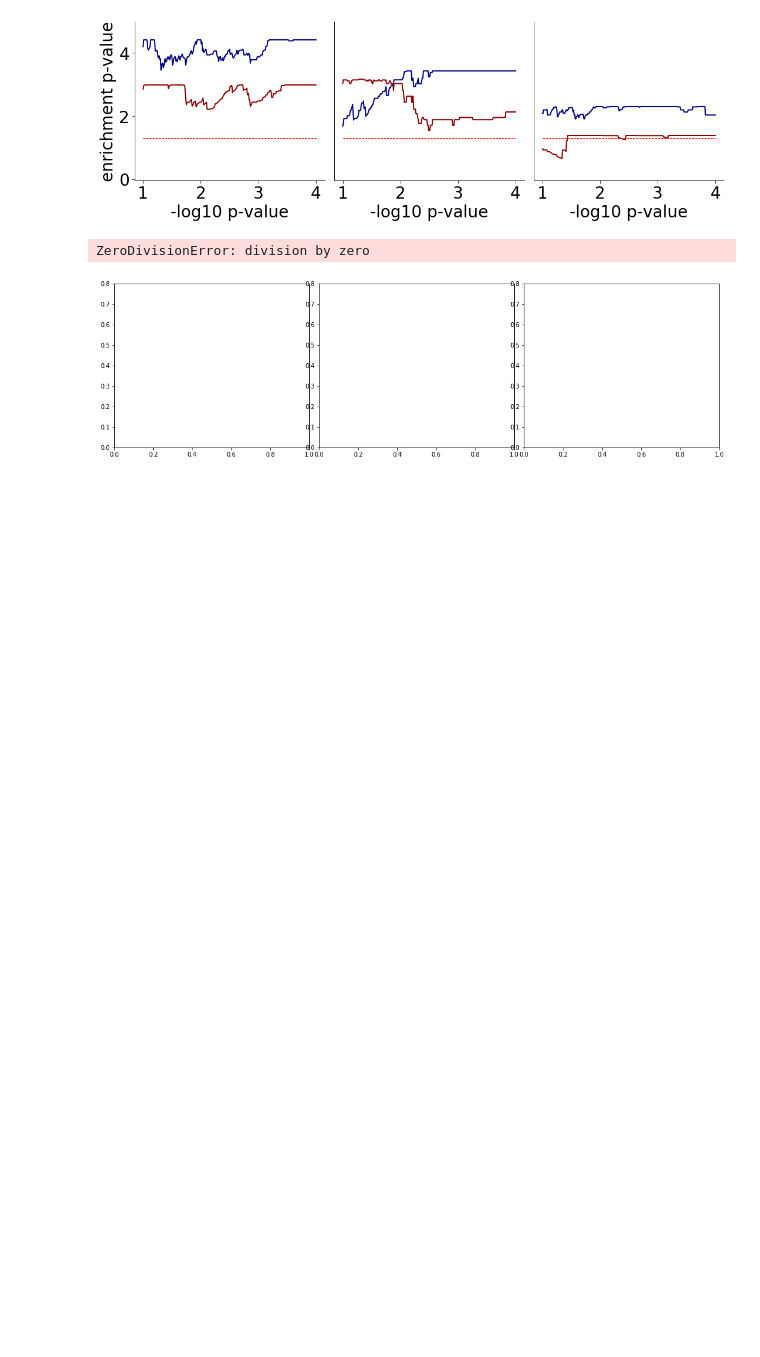
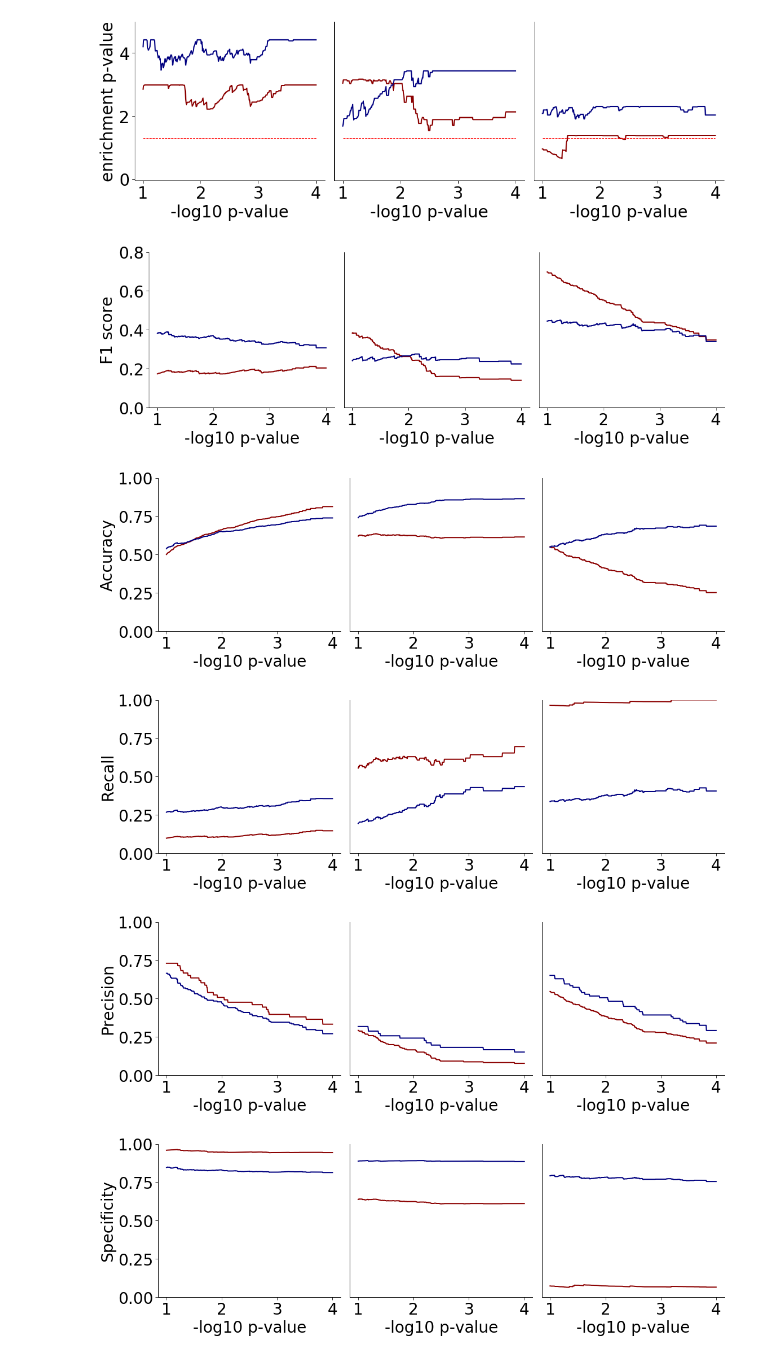
Before and after one commit to lareaulab/sc_binary_splicing, a Jupyter notebook: results/data_analysis/autocorrelation_supplementary_plots.ipynb, the cells around one changed output. Drawn from its saved outputs; the diff is of its cells as text; code cells hidden in the pictures; blank space fills up the shorter version.

```diff
--- a/results/data_analysis/autocorrelation_supplementary_plots.ipynb
+++ b/results/data_analysis/autocorrelation_supplementary_plots.ipynb
@@ -438,21 +418,27 @@ def plot_dset_curves(chen_data_out, trapnell_data_out, song_data_out,
 #     plt.savefig('plots_review/figure3/autocorrelation/' + plot_name + '.png', dpi=300, bbox_inches='tight', transparent=True)
 
     plt.show()
+# %%
+trapnell_data[0]['pvals'] = trapnell_data[0].pval
+song_data[0]['pvals'] = song_data[0].pval
 # %%
 plot_dset_curves(chen_data, trapnell_data, song_data,
-                     which_curve = 3, p_max = 0.1, p_min = 0.00001, steps = 0.005, ylims=(0, 0.8))
+                     which_curve = 3, p_max = 0.1, p_min = 0.0001, steps = 0.005, ylims=(0, 0.8))
 
 plot_dset_curves(chen_data, trapnell_data, song_data,
-                     which_curve = -2, p_max = 0.1, p_min = 0.00001, steps = 0.005, ylims=(0, 1))
+                     which_curve = -2, p_max = 0.1, p_min = 0.0001, steps = 0.005, ylims=(0, 1))
 
 plot_dset_curves(chen_data, trapnell_data, song_data,
-                     which_curve = 0, p_max = 0.1, p_min = 0.00001, steps = 0.005, ylims=(0, 1))
+                     which_curve = 0, p_max = 0.1, p_min = 0.0001, steps = 0.005, ylims=(0, 1))
 
 plot_dset_curves(chen_data, trapnell_data, song_data,
-                     which_curve = 1, p_max = 0.1, p_min = 0.00001, steps = 0.005, ylims=(0, 1))
+                     which_curve = 1, p_max = 0.1, p_min = 0.0001, steps = 0.005, ylims=(0, 1))
 
 plot_dset_curves(chen_data, trapnell_data, song_data,
-                     which_curve = 2, p_max = 0.1, p_min = 0.00001, steps = 0.005, ylims=(0, 1))
+                     which_curve = 2, p_max = 0.1, p_min = 0.0001, steps = 0.005, ylims=(0, 1))
 # %% [output]
-ZeroDivisionError: division by zero
-[figure, old version]
+[figure, new version]
+[figure, added]
+[figure, added]
+[figure, added]
+[figure, added]
```
Also changed, not shown: parts of 6 cells of this notebook, 17 other files.
